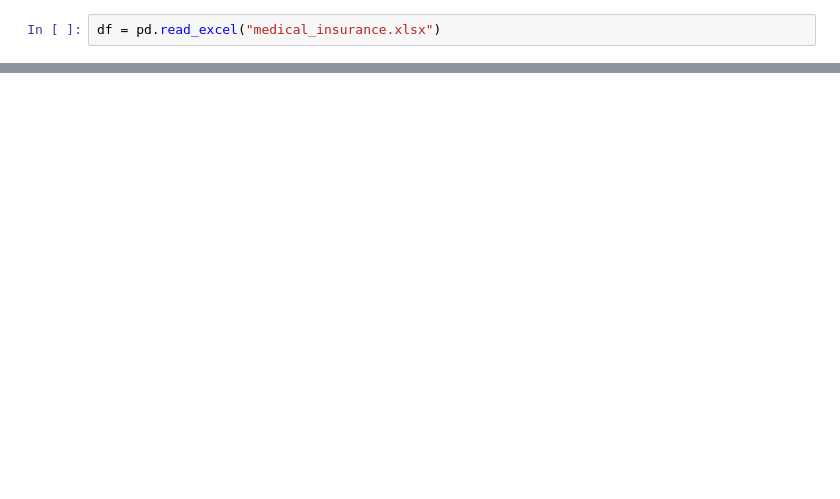
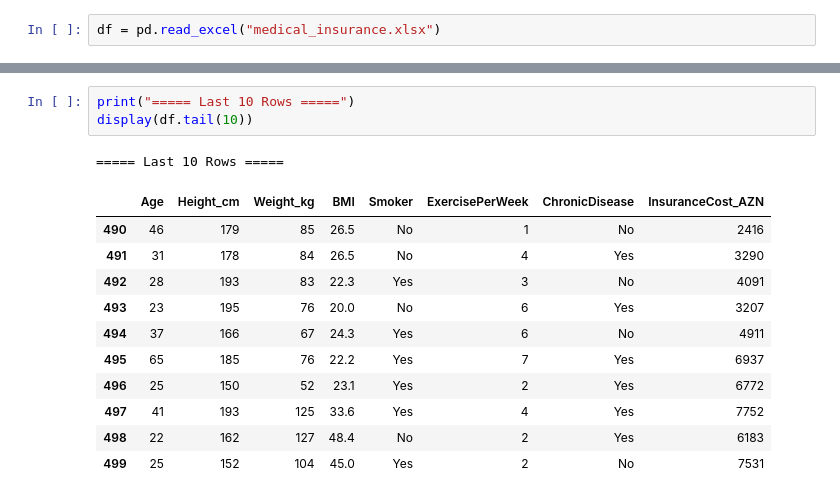
Before and after one commit to vagifrasulzade/Python_AI-Practice, a Jupyter notebook: Task11/main.ipynb, the cells around one changed output, grey strips where cells are left out. Saved outputs shown, nothing was run; the diff lists cells and outputs as text; blank space fills up the shorter version.

```diff
--- a/Task11/main.ipynb
+++ b/Task11/main.ipynb
@@ -357,0 +38,16 @@ Gəlir səviyyəsi, ailə xəstəlik tarixi, qan təzyiqi, xolesterol, həyat t
+# %%
+print("===== Last 10 Rows =====")
+display(df.tail(10))
+# %% [output]
+===== Last 10 Rows =====
+|  | Age | Height_cm | Weight_kg | BMI | Smoker | ExercisePerWeek | ChronicDisease | InsuranceCost_AZN |
+| 490 | 46 | 179 | 85 | 26.5 | No | 1 | No | 2416 |
+| 491 | 31 | 178 | 84 | 26.5 | No | 4 | Yes | 3290 |
+| 492 | 28 | 193 | 83 | 22.3 | Yes | 3 | No | 4091 |
+| 493 | 23 | 195 | 76 | 20.0 | No | 6 | Yes | 3207 |
+| 494 | 37 | 166 | 67 | 24.3 | Yes | 6 | No | 4911 |
+| 495 | 65 | 185 | 76 | 22.2 | Yes | 7 | Yes | 6937 |
+| 496 | 25 | 150 | 52 | 23.1 | Yes | 2 | Yes | 6772 |
+| 497 | 41 | 193 | 125 | 33.6 | Yes | 4 | Yes | 7752 |
+| 498 | 22 | 162 | 127 | 48.4 | No | 2 | Yes | 6183 |
+| 499 | 25 | 152 | 104 | 45.0 | Yes | 2 | No | 7531 |
```
Also changed, not shown: parts of 45 cells of this notebook.
